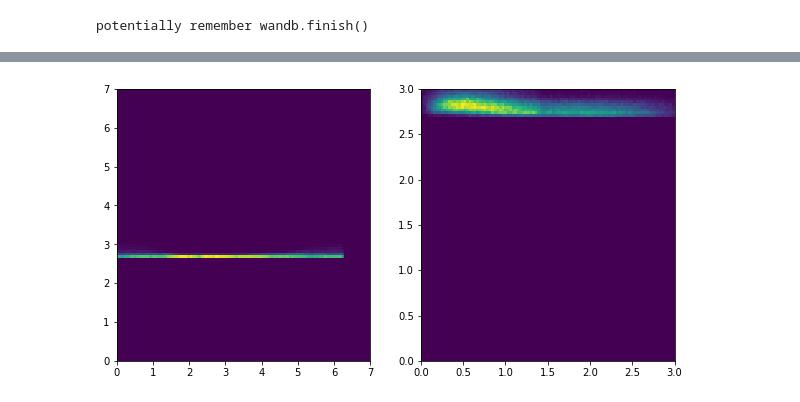
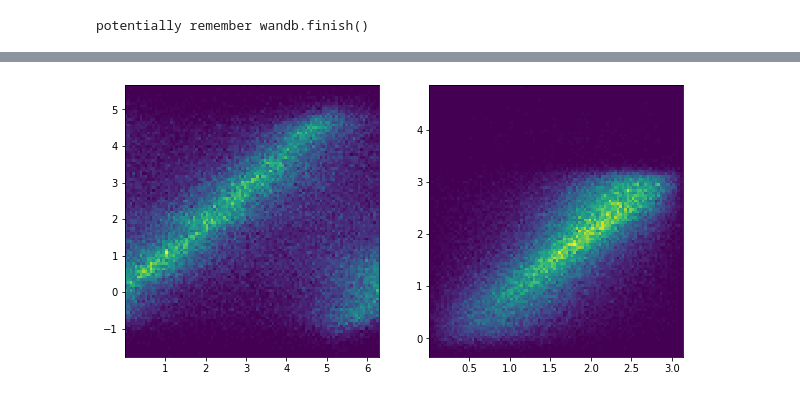
Before and after one commit to Vinther901/Neutrino-Machine-Learning, a Jupyter notebook: Trainer_notebook.ipynb, the cells around one changed output, grey strips where cells are left out. Drawn from its saved outputs; the diff is of its cells as text; code cells hidden in the pictures.

```diff
--- a/Trainer_notebook.ipynb
+++ b/Trainer_notebook.ipynb
@@ -157,13 +140,14 @@ KeyboardInterrupt:
 trainer, wandb_logger = fc.return_trainer(path = path,
                                           run_name = run_name,
                                           args = args,
-#                                           ckpt = run_name + '_latest.ckpt'
+                                          ckpt = run_name + '_latest.ckpt',
+                                          patience = 7
                                           )
 # %% [output]
 GPU available: True, used: True
 TPU available: None, using: 0 TPU cores
 # %%
-lr_finder = trainer.tuner.lr_find(model,train_loader,val_loader,max_lr=5,num_training=50,mode='exponential',early_stop_threshold=4)
+lr_finder = trainer.tuner.lr_find(model,train_loader,val_loader,min_lr=1e-6,max_lr=2e-2,num_training=100,mode='exponential',early_stop_threshold=4)
 
 fig = lr_finder.plot(True,True)
 print(lr_finder.suggestion())
@@ -212,6 +182,6 @@ This model assumes Charge is at index 0 and position is the last three
 # %%
-wandb_logger.experiment.config.update(args)
-# wandb_logger.watch(model)
+# wandb_logger.experiment.config.update(args)
+# # wandb_logger.watch(model)
 # wandb_logger.experiment.log({f'lr finder, lr={lr_finder.suggestion()}': wandb.Image(fig)})
 # %% [output]
 wandb: Currently logged in as: vinther901 (use `wandb login --relogin` to force relogin)
@@ -251,2 +221,2 @@ This model assumes Charge is at index 0 and position is the last three
 # %%
-pred, truth = fc.return_reco_truth(model,val_loader)
+pred, truth = fc.return_reco_truth(model,train_loader)
@@ -268,6 +261,7 @@ Name: event_no, Length: 40657, dtype: int64
 # %%
 fig, ax = plt.subplots(figsize=(10,5),ncols=2)
-ax[0].hist2d(truth[:,0],pred[:,0]+3,bins=100,range=((0,7),(0,7)));
-ax[1].hist2d(truth[:,1],pred[:,1]+3,bins=100,range=((0,3),(0,3)));
+
+ax[0].hist2d(truth[:,0],pred[:,0]+3.14,bins=100)
+ax[1].hist2d(truth[:,1],pred[:,1],bins=100);
 # %% [output]
-[figure, old version]
+[figure, new version]
```
Also changed, not shown: parts of 20 cells of this notebook, 20 other files.
